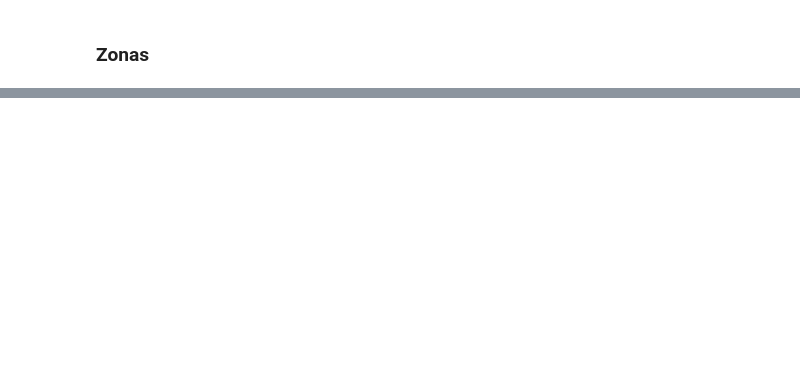
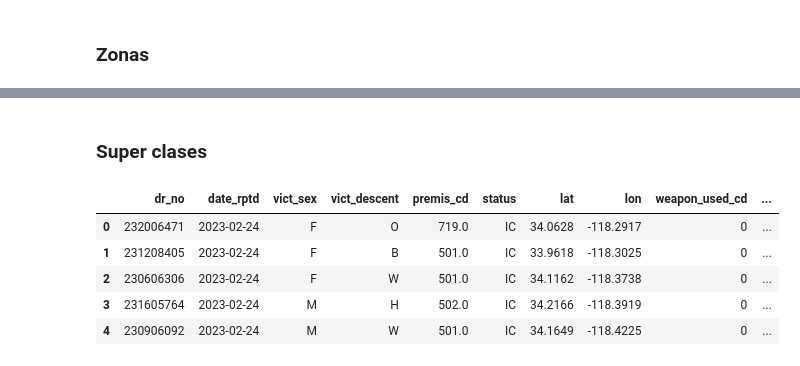
Before and after one commit to bluterplay/LAPD, a Jupyter notebook: Encapsulamiento/Test.ipynb, the cells around one changed output, grey strips where cells are left out. Cells and saved outputs as stored; diff of their text form; code cells hidden in the pictures; blank space fills up the shorter version.

```diff
--- a/Encapsulamiento/Test.ipynb
+++ b/Encapsulamiento/Test.ipynb
@@ -274,0 +299,2 @@ Name: zonas, dtype: float64
+# %% [markdown]
+### Super clases
@@ -274,0 +303,9 @@ Name: zonas, dtype: float64
+# %%
+cleaner.df.head()
+# %% [output]
+|  | dr_no | date_rptd | vict_sex | vict_descent | premis_cd | status | lat | lon | weapon_used_cd | ... |
+| 0 | 232006471 | 2023-02-24 | F | O | 719.0 | IC | 34.0628 | -118.2917 | 0 | ... |
+| 1 | 231208405 | 2023-02-24 | F | B | 501.0 | IC | 33.9618 | -118.3025 | 0 | ... |
+| 2 | 230606306 | 2023-02-24 | F | W | 501.0 | IC | 34.1162 | -118.3738 | 0 | ... |
+| 3 | 231605764 | 2023-02-24 | M | H | 502.0 | IC | 34.2166 | -118.3919 | 0 | ... |
+| 4 | 230906092 | 2023-02-24 | M | W | 501.0 | IC | 34.1649 | -118.4225 | 0 | ... |
```
Also changed, not shown: parts of 41 cells of this notebook, 3 other files.
